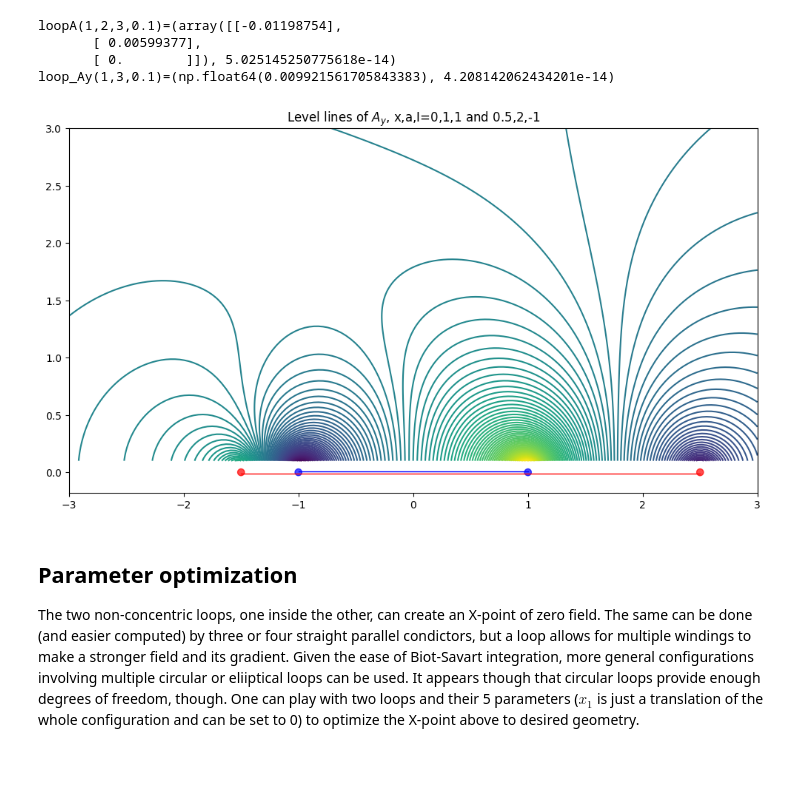
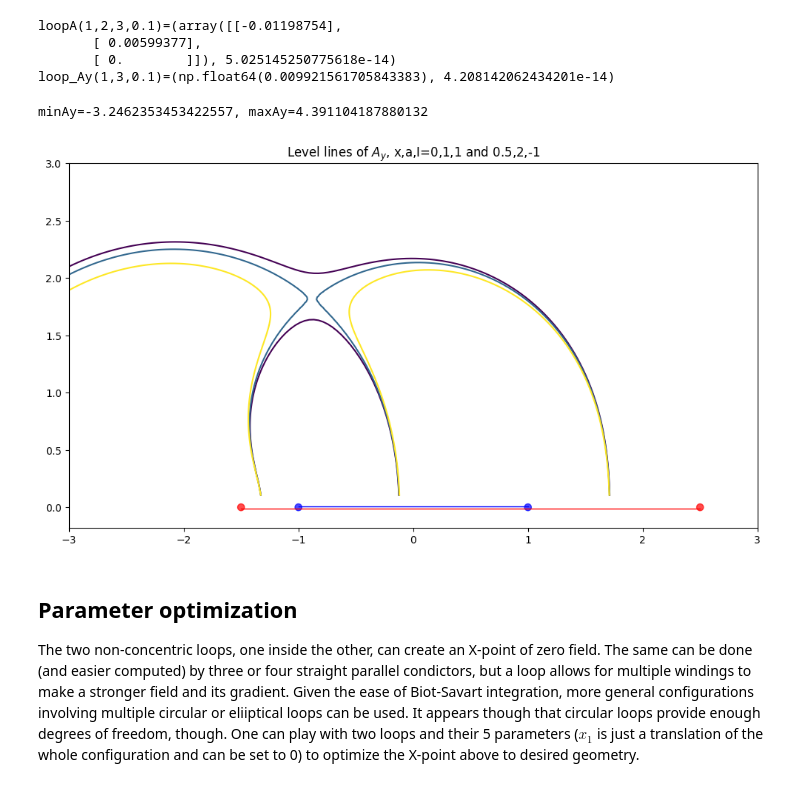
Before and after one commit to michael-isichenko/misc, a Jupyter notebook: loops.ipynb, the cells around one changed output. Drawn from its saved outputs; the diff is of its cells as text; code cells hidden in the pictures.

```diff
--- a/loops.ipynb
+++ b/loops.ipynb
@@ -150,24 +150,27 @@ loop_Ay(1,3,0.1)=(np.float64(0.009921561705843383), 4.208142062434201e-14)
 # %%
 from matplotlib.patches import Circle
 import matplotlib.lines as lines
 
 #A = I1*loop_A(xx_grid - x1, 0, zz_grid, a1)[0] + \
 #    I2*loop_A(xx_grid - x2, 0, zz_grid, a2)[0]
 #A = A.reshape(3, len(xx), len(zz))
 #print(A.shape, flush=True)
 Ay = I1*loop_Ay(xx_grid - x1, zz_grid, a1)[0] + \
      I2*loop_Ay(xx_grid - x2, zz_grid, a2)[0]
 if 1:
     fig = plt.figure(figsize=(12,8))
     ax  = fig.add_subplot(1, 1, 1)
     mark_loop(ax, x1, a1, 'blue')
     mark_loop(ax, x2, a2, 'red')
-    ax.contour(xx_grid, zz_grid, Ay, 100)
+    print(f'minAy={np.min(Ay)}, maxAy={np.max(Ay)}')
+    levels = [0.12, 0.1233, 0.13]
+    ax.contour(xx_grid, zz_grid, Ay, levels)
     ax.set_aspect('equal')
     ax.set_title(f'Level lines of $A_y$, x,a,I={x1},{a1},{I1} and {x2},{a2},{I2}')
     plt.show()
 # %% [output]
+minAy=-3.2462353453422557, maxAy=4.391104187880132
-[figure, old version]
+[figure, new version]
 # %% [markdown]
 ## Parameter optimization
 
```
